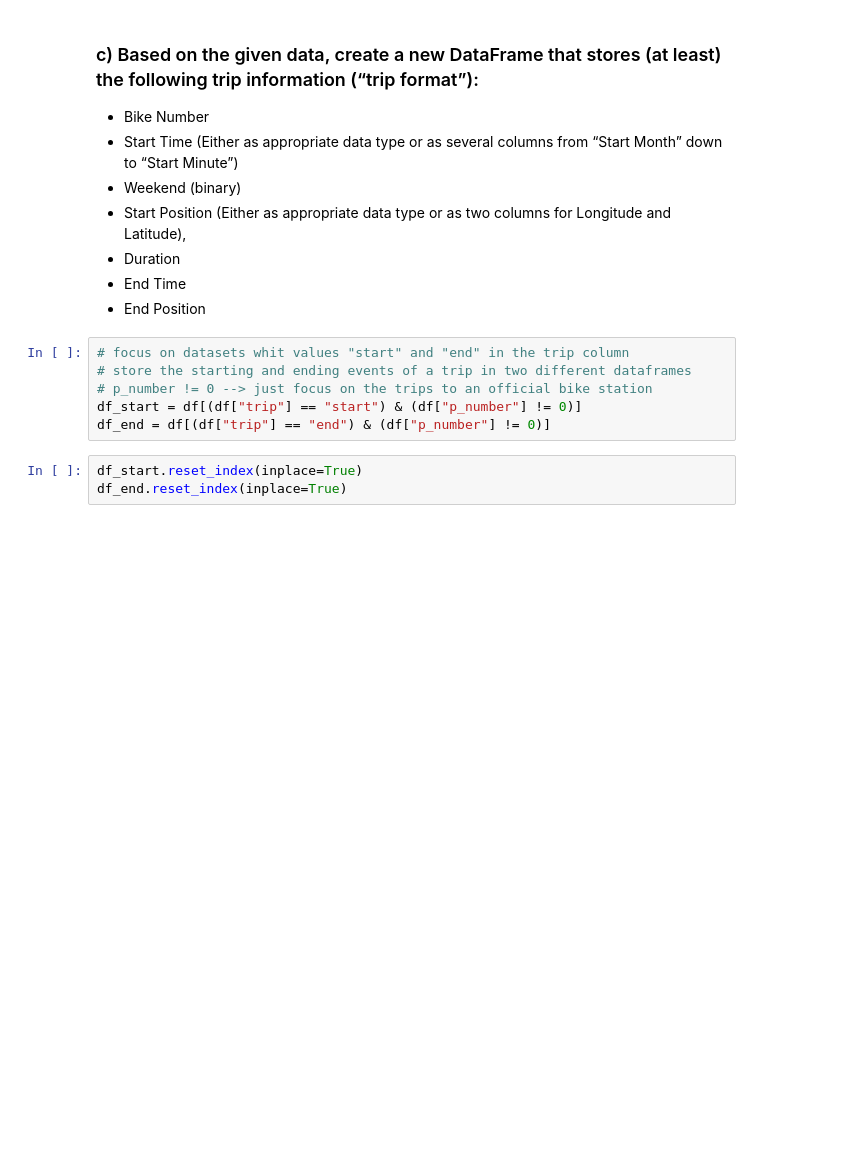
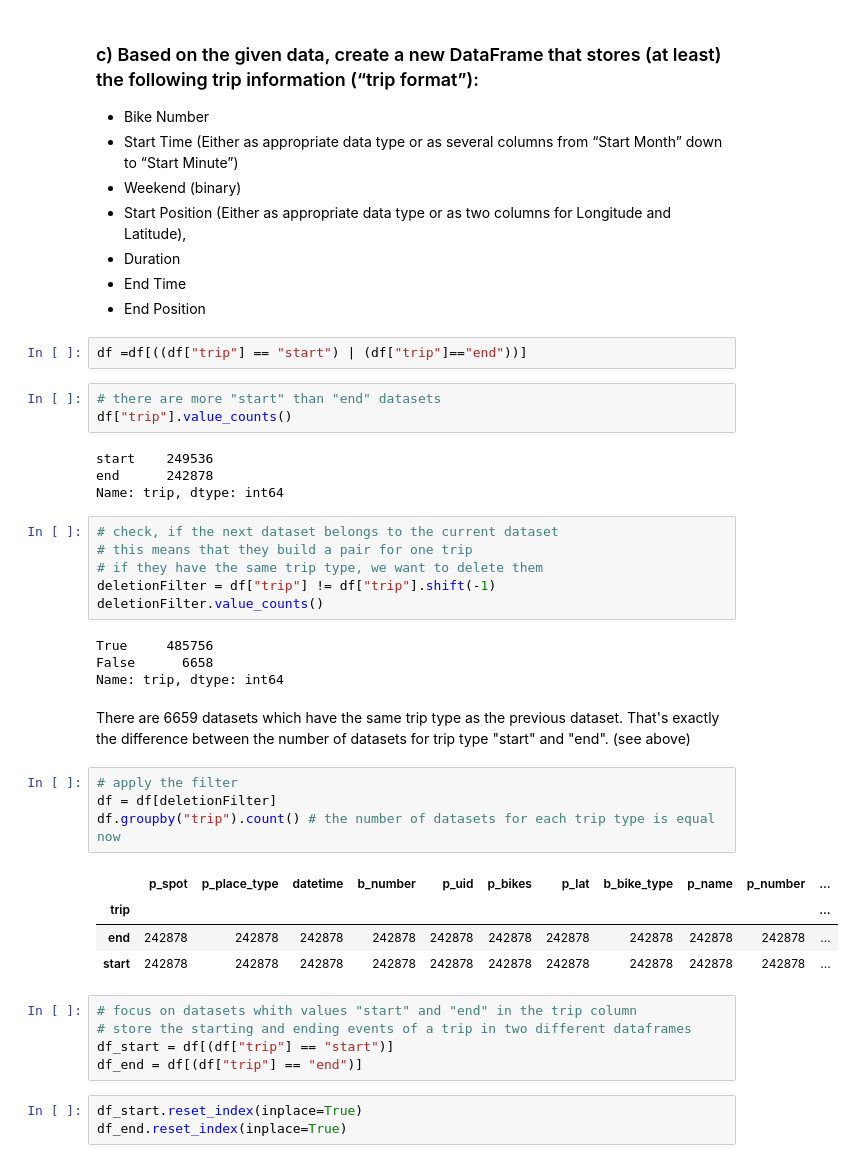
Before and after one commit to ey96/DataScienceBikesharing, a Jupyter notebook: notebooks/Task 1 - Exploration and Description.ipynb, the cells around one changed output. Saved outputs shown, nothing was run; the diff lists cells and outputs as text; blank space fills up the shorter version.

```diff
--- a/notebooks/Task 1 - Exploration and Description.ipynb
+++ b/notebooks/Task 1 - Exploration and Description.ipynb
@@ -103,12 +103,41 @@ These datasets can be disregarded for the next steps, because they aren't suitab
 - Duration
 - End Time
 - End Position
+# %%
+df =df[((df["trip"] == "start") | (df["trip"]=="end"))]
+# %%
+# there are more "start" than "end" datasets
+df["trip"].value_counts()
+# %% [output]
+start    249536
+end      242878
+Name: trip, dtype: int64
+# %%
+# check, if the next dataset belongs to the current dataset
+# this means that they build a pair for one trip
+# if they have the same trip type, we want to delete them
+deletionFilter = df["trip"] != df["trip"].shift(-1)
+deletionFilter.value_counts()
+# %% [output]
+True     485756
+False      6658
+Name: trip, dtype: int64
+# %% [markdown]
+There are 6659 datasets which have the same trip type as the previous dataset. That's exactly the difference between the number of datasets for trip type "start" and "end". (see above)
+# %%
+# apply the filter
+df = df[deletionFilter]
+df.groupby("trip").count() # the number of datasets for each trip type is equal now
+# %% [output]
+|  | p_spot | p_place_type | datetime | b_number | p_uid | p_bikes | p_lat | b_bike_type | p_name | p_number | ... |
+| trip |  |  |  |  |  |  |  |  |  |  | ... |
+| end | 242878 | 242878 | 242878 | 242878 | 242878 | 242878 | 242878 | 242878 | 242878 | 242878 | ... |
+| start | 242878 | 242878 | 242878 | 242878 | 242878 | 242878 | 242878 | 242878 | 242878 | 242878 | ... |
 # %%
-# focus on datasets whit values "start" and "end" in the trip column
+# focus on datasets whith values "start" and "end" in the trip column
 # store the starting and ending events of a trip in two different dataframes
-# p_number != 0 --> just focus on the trips to an official bike station
-df_start = df[(df["trip"] == "start") & (df["p_number"] != 0)]
-df_end = df[(df["trip"] == "end") & (df["p_number"] != 0)]
+df_start = df[(df["trip"] == "start")]
+df_end = df[(df["trip"] == "end")]
 # %%
 df_start.reset_index(inplace=True)
 df_end.reset_index(inplace=True)
```
Also changed, not shown: parts of 14 cells of this notebook, 2 other files.
